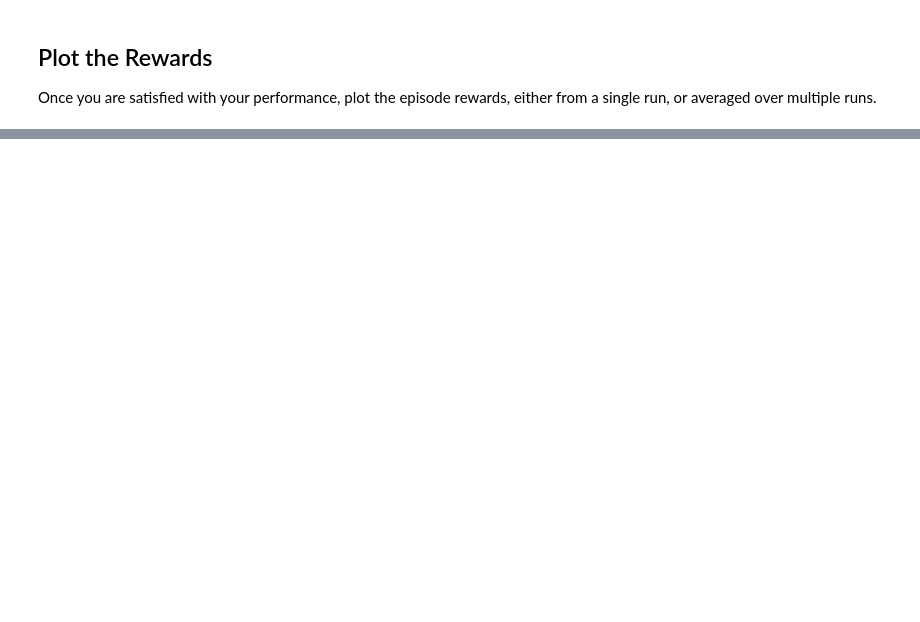
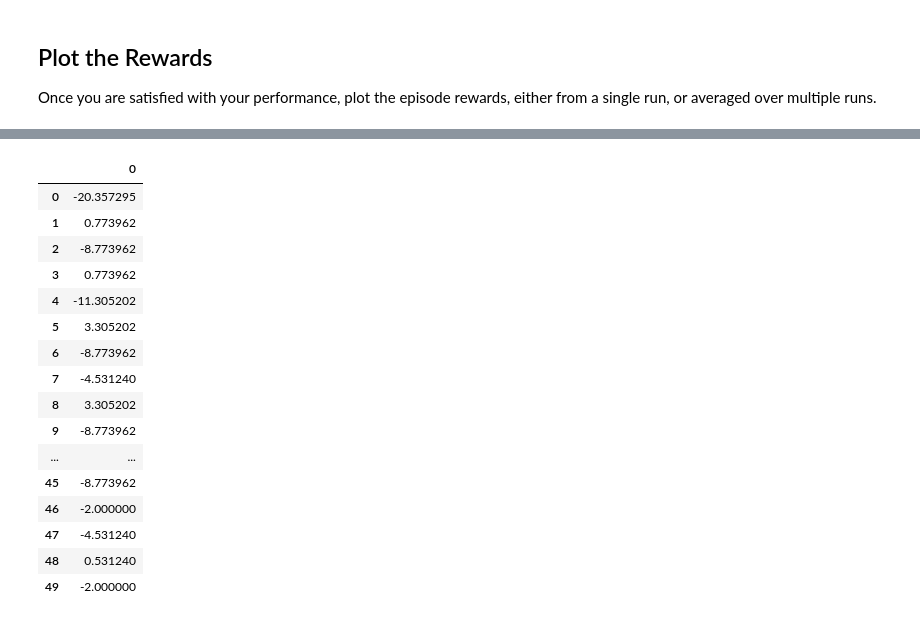
Before and after one commit to sariabod/quadcopter, a Jupyter notebook: Quadcopter_Project.ipynb, the cells around one changed output, grey strips where cells are left out. Cells and saved outputs as stored; diff of their text form; code cells hidden in the pictures; blank space fills up the shorter version.

```diff
--- a/Quadcopter_Project.ipynb
+++ b/Quadcopter_Project.ipynb
@@ -235,0 +331,22 @@ Once you are satisfied with your performance, plot the episode rewards, either f
+# %%
+takeoff_rewards = pd.read_csv('takeoff_rewards.csv', header=None)
+
+takeoff_rewards.head(50)
+# %% [output]
+|  | 0 |
+| 0 | -20.357295 |
+| 1 | 0.773962 |
+| 2 | -8.773962 |
+| 3 | 0.773962 |
+| 4 | -11.305202 |
+| 5 | 3.305202 |
+| 6 | -8.773962 |
+| 7 | -4.531240 |
+| 8 | 3.305202 |
+| 9 | -8.773962 |
+| ... | ... |
+| 45 | -8.773962 |
+| 46 | -2.000000 |
+| 47 | -4.531240 |
+| 48 | 0.531240 |
+| 49 | -2.000000 |
```
Also changed, not shown: parts of 22 cells of this notebook, 1 other file.
